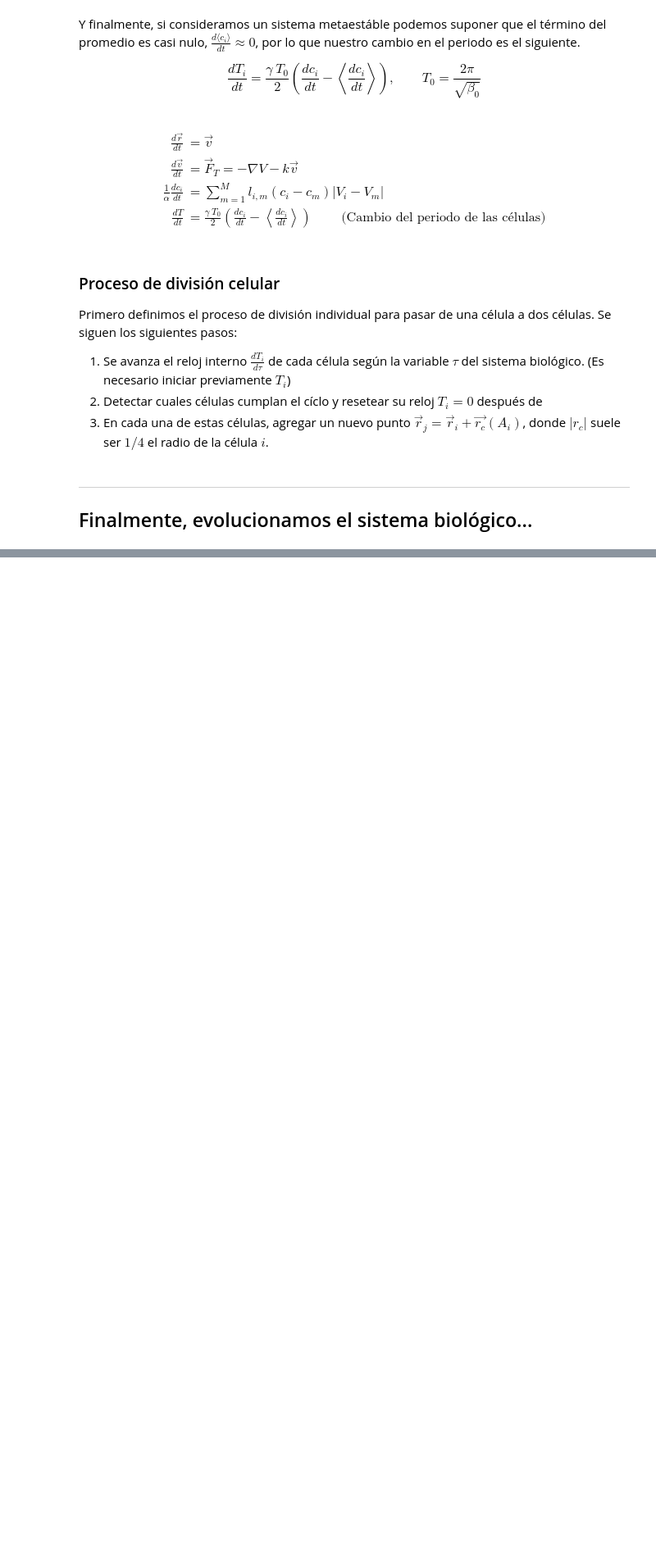
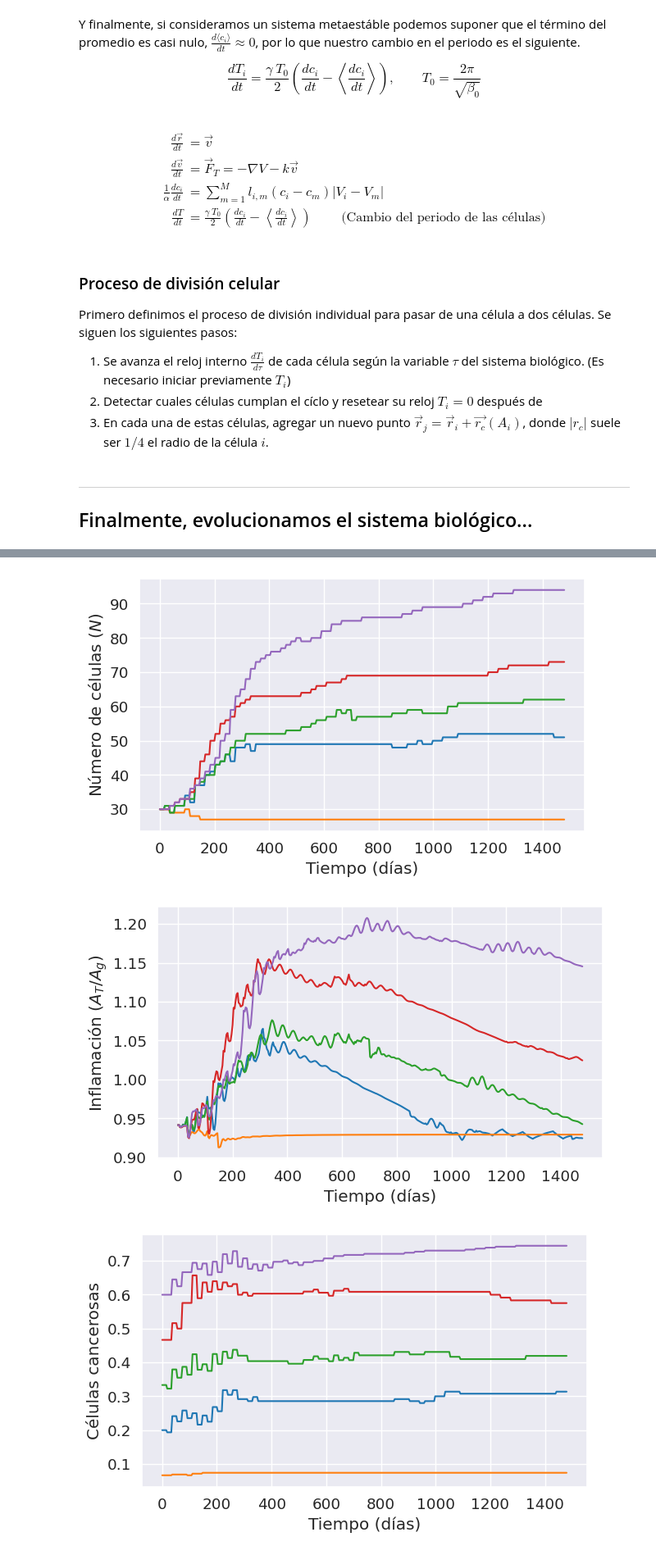
Before and after one commit to joshbrx/biomath_model, a Jupyter notebook: Voronoi_cells_prototipo.ipynb, the cells around one changed output, grey strips where cells are left out. Shown at 82% size. Drawn from its saved outputs; the diff is of its cells as text; code cells hidden in the pictures; blank space fills up the shorter version.

```diff
--- a/Voronoi_cells_prototipo.ipynb
+++ b/Voronoi_cells_prototipo.ipynb
@@ -1114 +1145,25 @@ plt.show()
+# %%
+sns.set_style("darkgrid"); sns.set_context("notebook", font_scale=1.2)   # paper, notebook, talk, and poster
+
+plt.figure(figsize=(7,4))
+for i in range(len(N_list)):
+    plt.plot(T_list[i], N_list[i])
+    plt.xlabel("Tiempo (días)"); plt.ylabel("Número de células $(N)$")
+plt.show()
+
+plt.figure(figsize=(7,4))
+for i in range(len(N_list)):
+    plt.plot(T_list[i], I_list[i])
+    plt.xlabel("Tiempo (días)"); plt.ylabel("Inflamación $(A_T/A_g)$")
+plt.show()
+
+plt.figure(figsize=(7,4))
+for i in range(len(N_list)):
+    plt.plot(T_list[i], Cancer_list[i]/N_list[i])
+    plt.xlabel("Tiempo (días)"); plt.ylabel("Células cancerosas")
+plt.show()
+# %% [output]
+[figure, added]
+[figure, added]
+[figure, added]
 # %%
```
Also changed, not shown: parts of 11 cells of this notebook.
